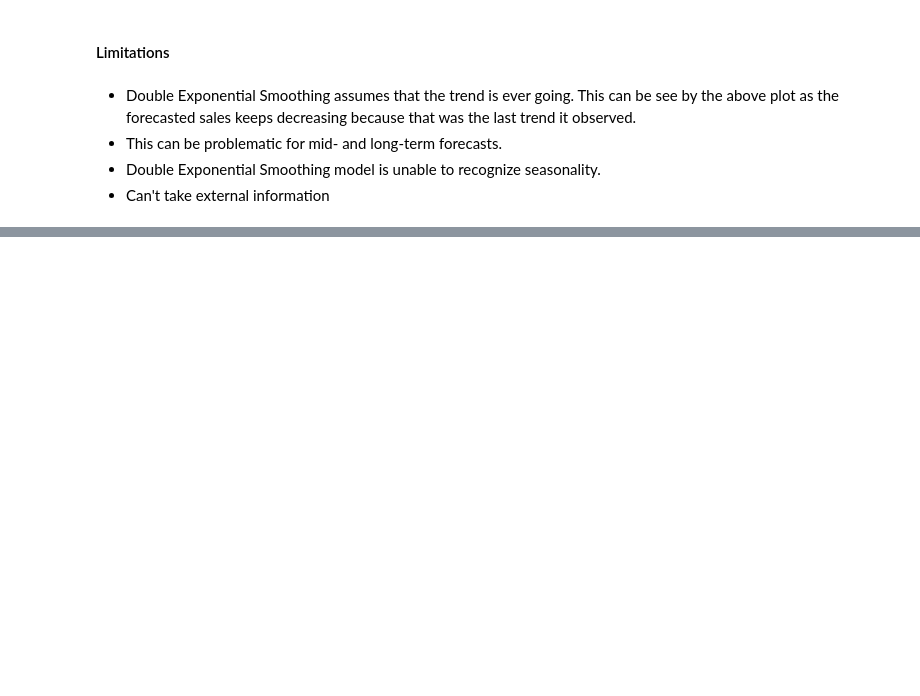
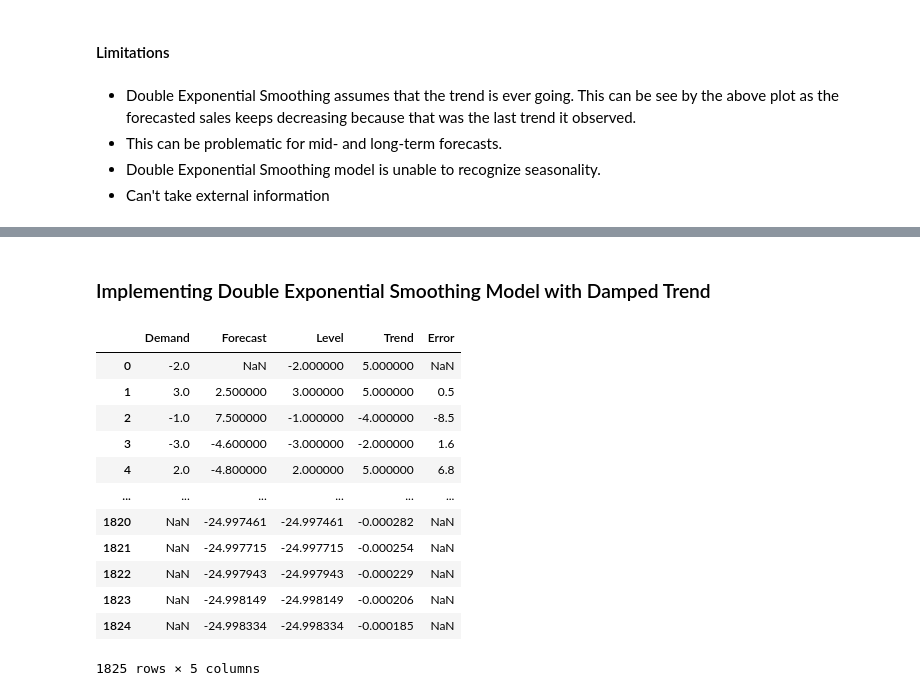
Before and after one commit to zhikaichen99/DemandForecasting, a Jupyter notebook: notebooks/Exponential_Smoothing.ipynb, the cells around one changed output, grey strips where cells are left out. Cells and saved outputs as stored; diff of their text form; code cells hidden in the pictures; blank space fills up the shorter version.

```diff
--- a/notebooks/Exponential_Smoothing.ipynb
+++ b/notebooks/Exponential_Smoothing.ipynb
@@ -271,0 +295,2 @@ Text(0.5, 1.0, 'Double Exponential Smoothing Prediction')
+# %% [markdown]
+### Implementing Double Exponential Smoothing Model with Damped Trend
@@ -271,0 +329,16 @@ Text(0.5, 1.0, 'Double Exponential Smoothing Prediction')
+# %%
+double_damp_results
+# %% [output]
+|  | Demand | Forecast | Level | Trend | Error |
+| 0 | -2.0 | NaN | -2.000000 | 5.000000 | NaN |
+| 1 | 3.0 | 2.500000 | 3.000000 | 5.000000 | 0.5 |
+| 2 | -1.0 | 7.500000 | -1.000000 | -4.000000 | -8.5 |
+| 3 | -3.0 | -4.600000 | -3.000000 | -2.000000 | 1.6 |
+| 4 | 2.0 | -4.800000 | 2.000000 | 5.000000 | 6.8 |
+| ... | ... | ... | ... | ... | ... |
+| 1820 | NaN | -24.997461 | -24.997461 | -0.000282 | NaN |
+| 1821 | NaN | -24.997715 | -24.997715 | -0.000254 | NaN |
+| 1822 | NaN | -24.997943 | -24.997943 | -0.000229 | NaN |
+| 1823 | NaN | -24.998149 | -24.998149 | -0.000206 | NaN |
+| 1824 | NaN | -24.998334 | -24.998334 | -0.000185 | NaN |
+1825 rows × 5 columns
```
Also changed, not shown: parts of 12 cells of this notebook.
